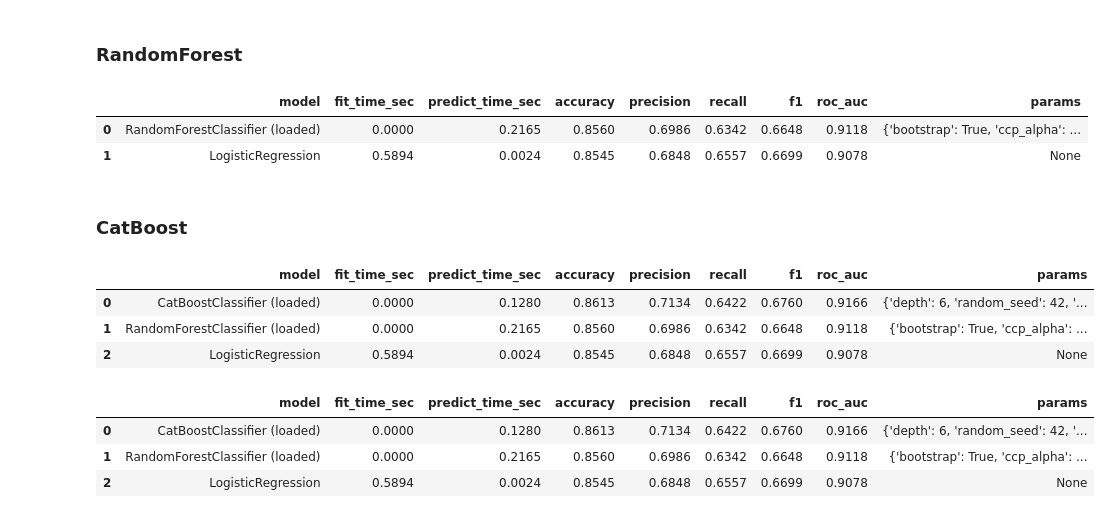
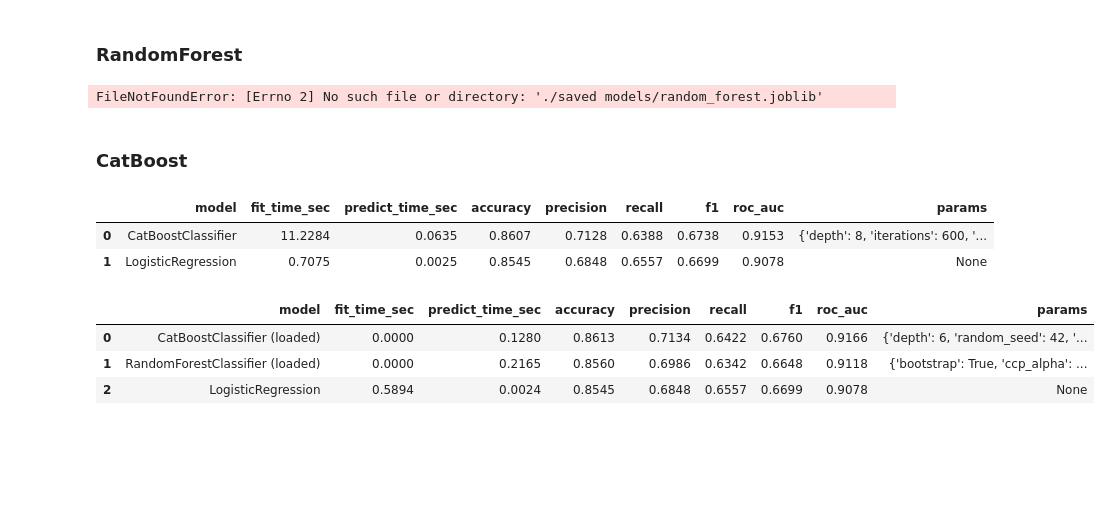
Before and after one commit to argeo05/Customer-Churn-Prediction, a Jupyter notebook: analyze.ipynb, the cells around one changed output. Saved outputs shown, nothing was run; the diff lists cells and outputs as text; code cells hidden in the pictures; blank space fills up the shorter version.

```diff
--- a/analyze.ipynb
+++ b/analyze.ipynb
@@ -32,7 +32,7 @@ warnings.filterwarnings("ignore", message="X does not have valid feature names*"
 optuna.logging.set_verbosity(optuna.logging.WARNING)
 logging.getLogger("optuna").setLevel(logging.WARNING)
 RANDOM_STATE = 42
-PRE_TRAINDED_MODE = True # использование лучших моделей из saved models
+PRE_TRAINDED_MODE = False # использование лучших моделей из saved models
 # %%
 train = pd.read_csv('data/train.csv')
 test = pd.read_csv('data/test.csv')
@@ -138,40 +138,37 @@ else:
 
 hub.leaderboard(only_best=True)
 # %% [output]
-|  | model | fit_time_sec | predict_time_sec | accuracy | precision | recall | f1 | roc_auc | params |
-| 0 | RandomForestClassifier (loaded) | 0.0000 | 0.2165 | 0.8560 | 0.6986 | 0.6342 | 0.6648 | 0.9118 | {'bootstrap': True, 'ccp_alpha': ... |
-| 1 | LogisticRegression | 0.5894 | 0.0024 | 0.8545 | 0.6848 | 0.6557 | 0.6699 | 0.9078 | None |
+FileNotFoundError: [Errno 2] No such file or directory: './saved models/random_forest.joblib'
 # %% [markdown]
 ### CatBoost
 # %%
 if PRE_TRAINDED_MODE:
     catboost = CatBoostClassifier()
     catboost.load_model("./saved models/catboost_model.cbm")
     hub.add_loaded_model_to_leaderboard('CatBoostClassifier (loaded)', catboost, X_valid, y_valid)
 else:
-    depth = [6, 8, 10]
-    iterations = [100, 600, 5000]
-    reg_lambdas = [0.1, 0.5]
+    depth = [8]
+    iterations = [600]
+    reg_lambdas = [0.1]
 
     param_grid = list(product(depth, iterations, reg_lambdas))
     catboost, best_params = hub.choice_best(
         model_class=CatBoostClassifier,
         X_train=X_train,
         y_train=y_train,
         model_name='CatBoostClassifier',
         params=[{'depth': d, 'iterations': it, 'reg_lambda': rl} for d, it, rl in param_grid],
         general_params={'random_state': RANDOM_STATE, 'verbose': 0, 'early_stopping_rounds': 50},
         n_splits=3
     )
 
-    catboost.save_model("./saved models/catboost_model.cbm")
+    catboost.save_model("./catboost_model.cbm")
 
 hub.leaderboard(only_best=True)
 # %% [output]
 |  | model | fit_time_sec | predict_time_sec | accuracy | precision | recall | f1 | roc_auc | params |
-| 0 | CatBoostClassifier (loaded) | 0.0000 | 0.1280 | 0.8613 | 0.7134 | 0.6422 | 0.6760 | 0.9166 | {'depth': 6, 'random_seed': 42, '... |
-| 1 | RandomForestClassifier (loaded) | 0.0000 | 0.2165 | 0.8560 | 0.6986 | 0.6342 | 0.6648 | 0.9118 | {'bootstrap': True, 'ccp_alpha': ... |
-| 2 | LogisticRegression | 0.5894 | 0.0024 | 0.8545 | 0.6848 | 0.6557 | 0.6699 | 0.9078 | None |
+| 0 | CatBoostClassifier | 11.2284 | 0.0635 | 0.8607 | 0.7128 | 0.6388 | 0.6738 | 0.9153 | {'depth': 8, 'iterations': 600, '... |
+| 1 | LogisticRegression | 0.7075 | 0.0025 | 0.8545 | 0.6848 | 0.6557 | 0.6699 | 0.9078 | None |
 # %%
 hub.leaderboard(only_best=True)
 # %% [output]
```
Also changed, not shown: parts of 2 cells of this notebook, 16 other files.
